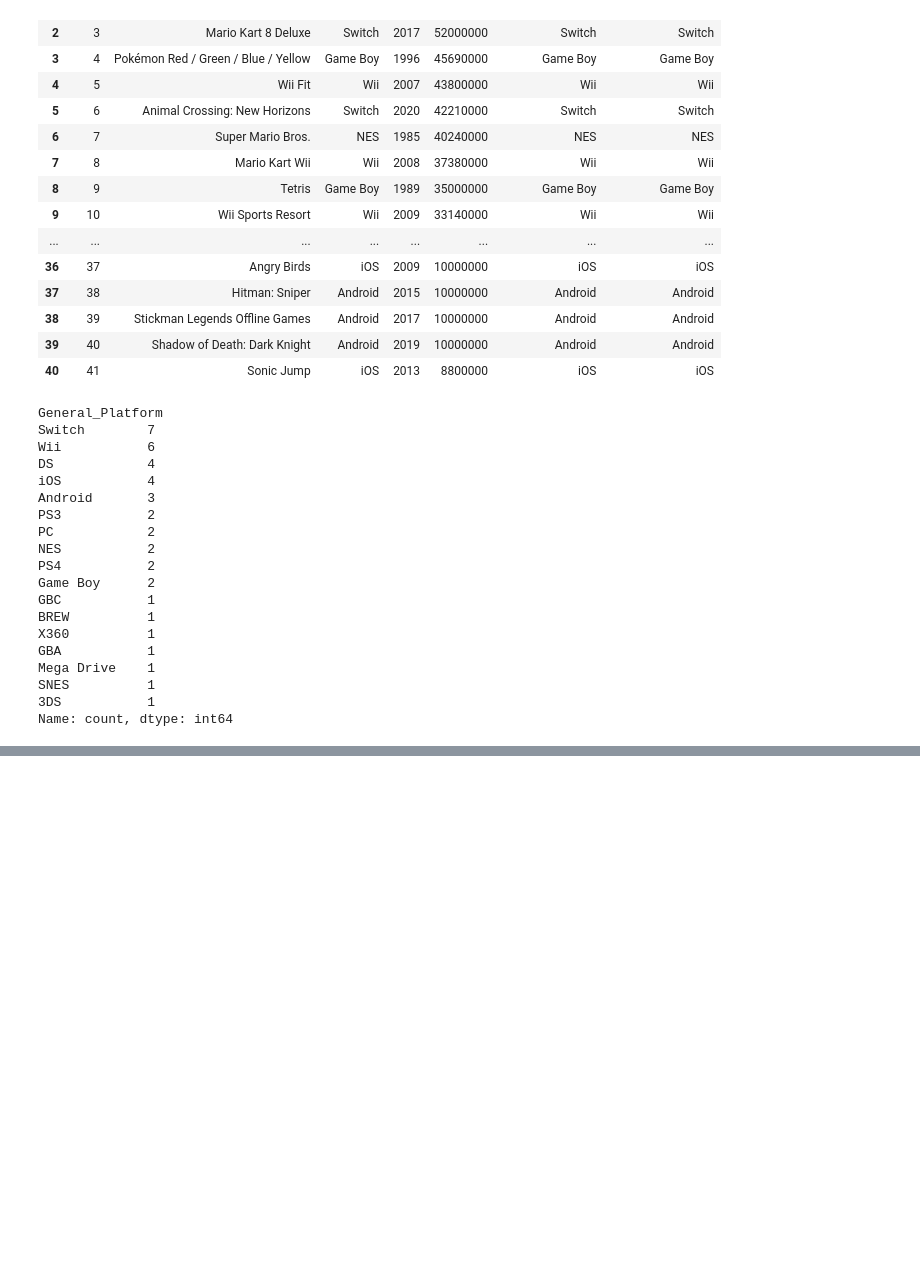
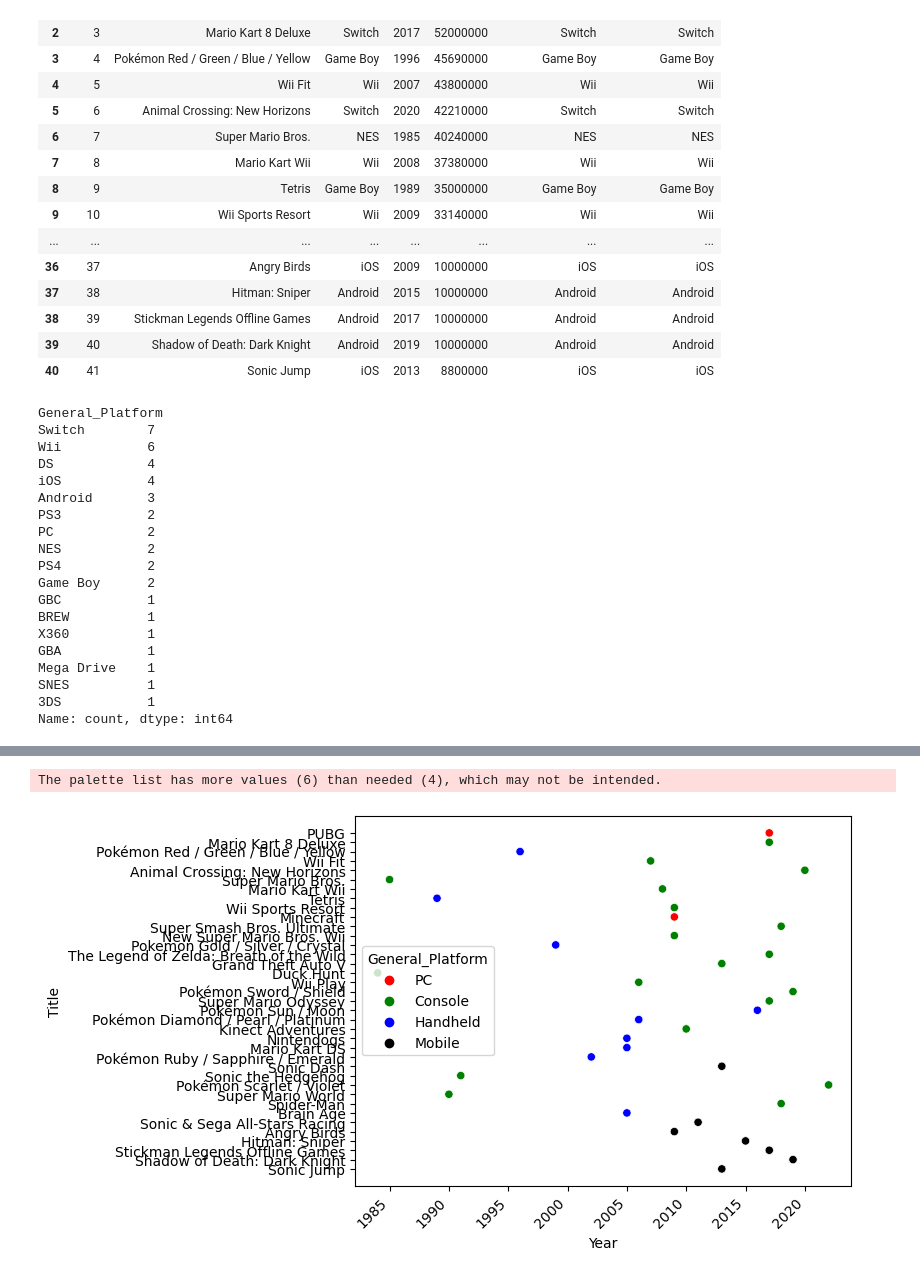
Before and after one commit to John-ODell/DA12capstone_Videogame_Monetization, a Jupyter notebook: notebooks/best_selling_video_games.ipynb, the cells around one changed output, grey strips where cells are left out. Drawn from its saved outputs; the diff is of its cells as text; code cells hidden in the pictures; blank space fills up the shorter version.

```diff
--- a/notebooks/best_selling_video_games.ipynb
+++ b/notebooks/best_selling_video_games.ipynb
@@ -75,0 +153,14 @@ microsoft_dictionary = {'XBOX':'Microsoft'}
+# %%
+sns.scatterplot(data=best_selling_video_games,
+                x='Year',
+                y='Title',
+                hue='General_Platform',
+                palette=['red','green','blue','black','brown','yellow'])
+plt.xticks(rotation=45, ha='right')
+
+# Show the plot
+#plt.savefig(r'C:\Users\johnc\Desktop\DA12\Python\DA12capstone_Videogame_Monetization\data\Console_Model_unitssold_type.png', bbox_inches='tight')
+plt.show()
+# %% [output]
+The palette list has more values (6) than needed (4), which may not be intended.
+[figure, added]
```
Also changed, not shown: parts of 16 cells of this notebook.
